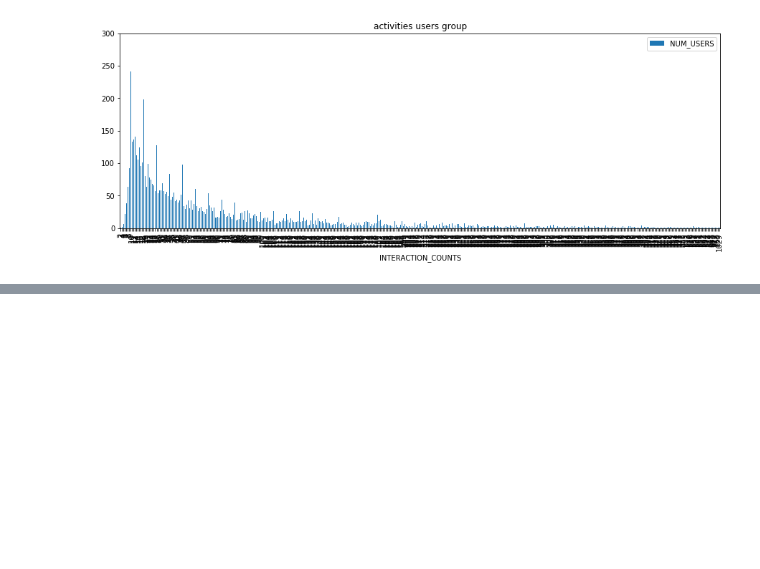
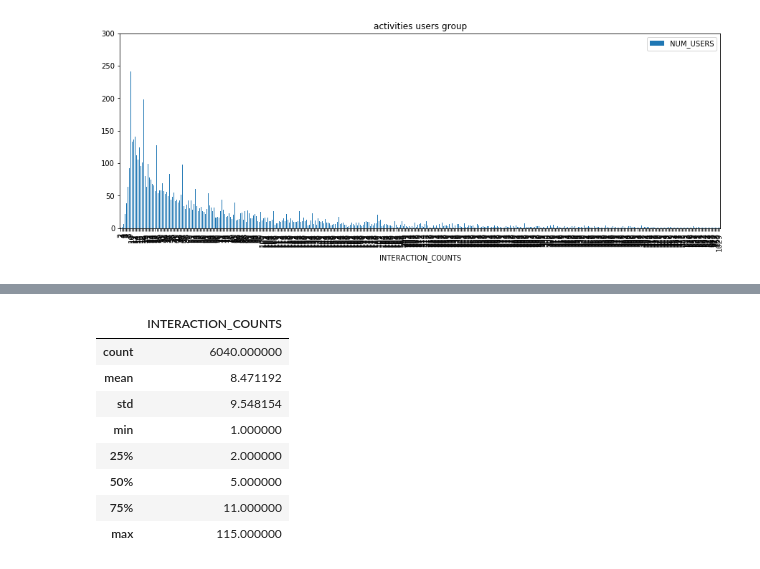
Before and after one commit to gonsoomoon-ml/personalize, a Jupyter notebook: movielens_getting_started/1.2.Exploratory_Data_Analysis.ipynb, the cells around one changed output, grey strips where cells are left out. Cells and saved outputs as stored; diff of their text form; code cells hidden in the pictures; blank space fills up the shorter version.

```diff
--- a/movielens_getting_started/1.2.Exploratory_Data_Analysis.ipynb
+++ b/movielens_getting_started/1.2.Exploratory_Data_Analysis.ipynb
@@ -174,0 +102,14 @@ train, item, validation(holdout) 데이터를 로컬에 csv 파일로 저장 합
+# %%
+pd.options.display.max_rows = 10
+user_activity_counts = df_warm_holdout.groupby("USER_ID").count().loc[:,["EVENT_TYPE"]].rename(columns={"EVENT_TYPE":"INTERACTION_COUNTS"})
+user_activity_counts.describe()
+# %% [output]
+|  | INTERACTION_COUNTS |
+| count | 6040.000000 |
+| mean | 8.471192 |
+| std | 9.548154 |
+| min | 1.000000 |
+| 25% | 2.000000 |
+| 50% | 5.000000 |
+| 75% | 11.000000 |
+| max | 115.000000 |
```
Also changed, not shown: parts of 22 cells of this notebook, 3 other files.
